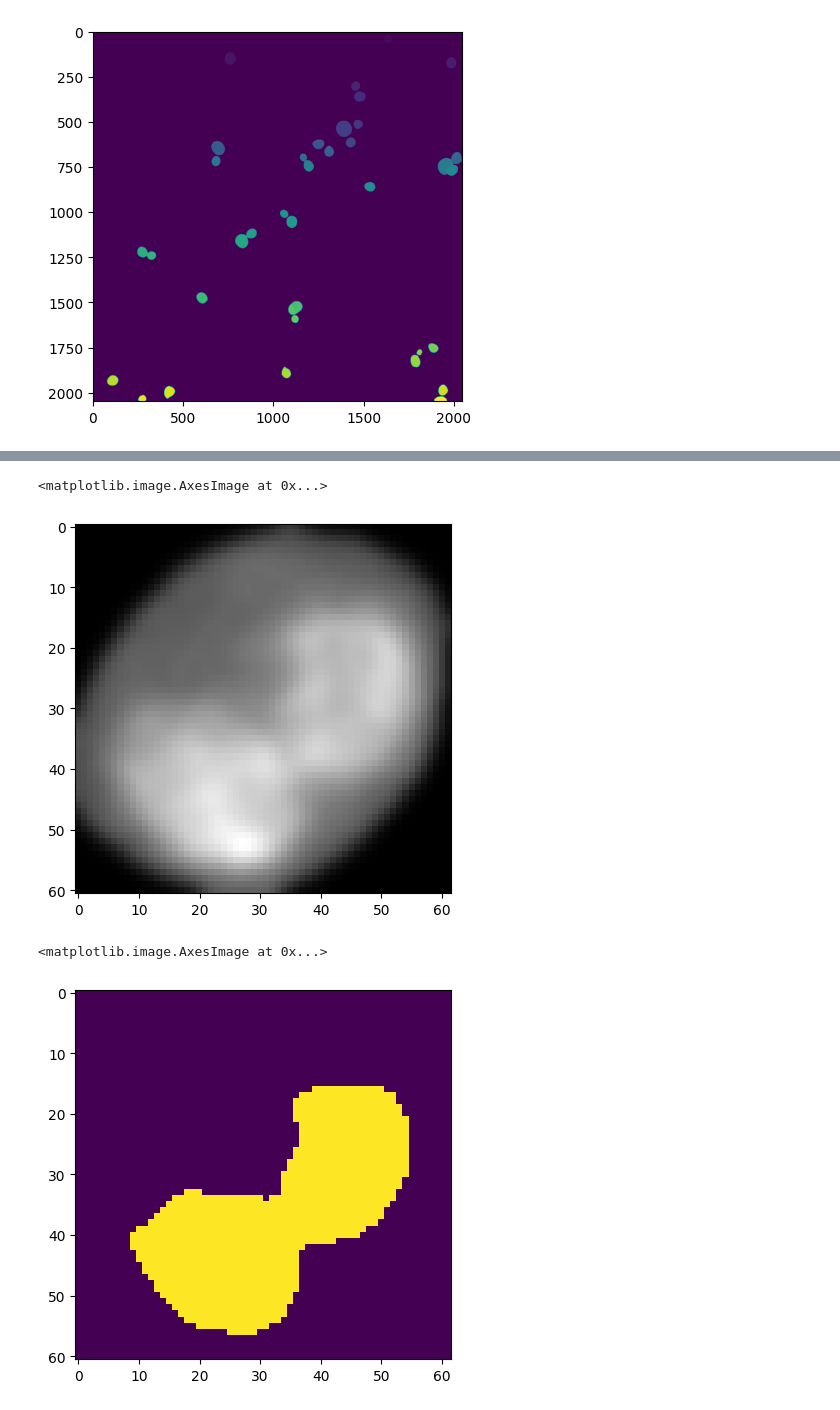
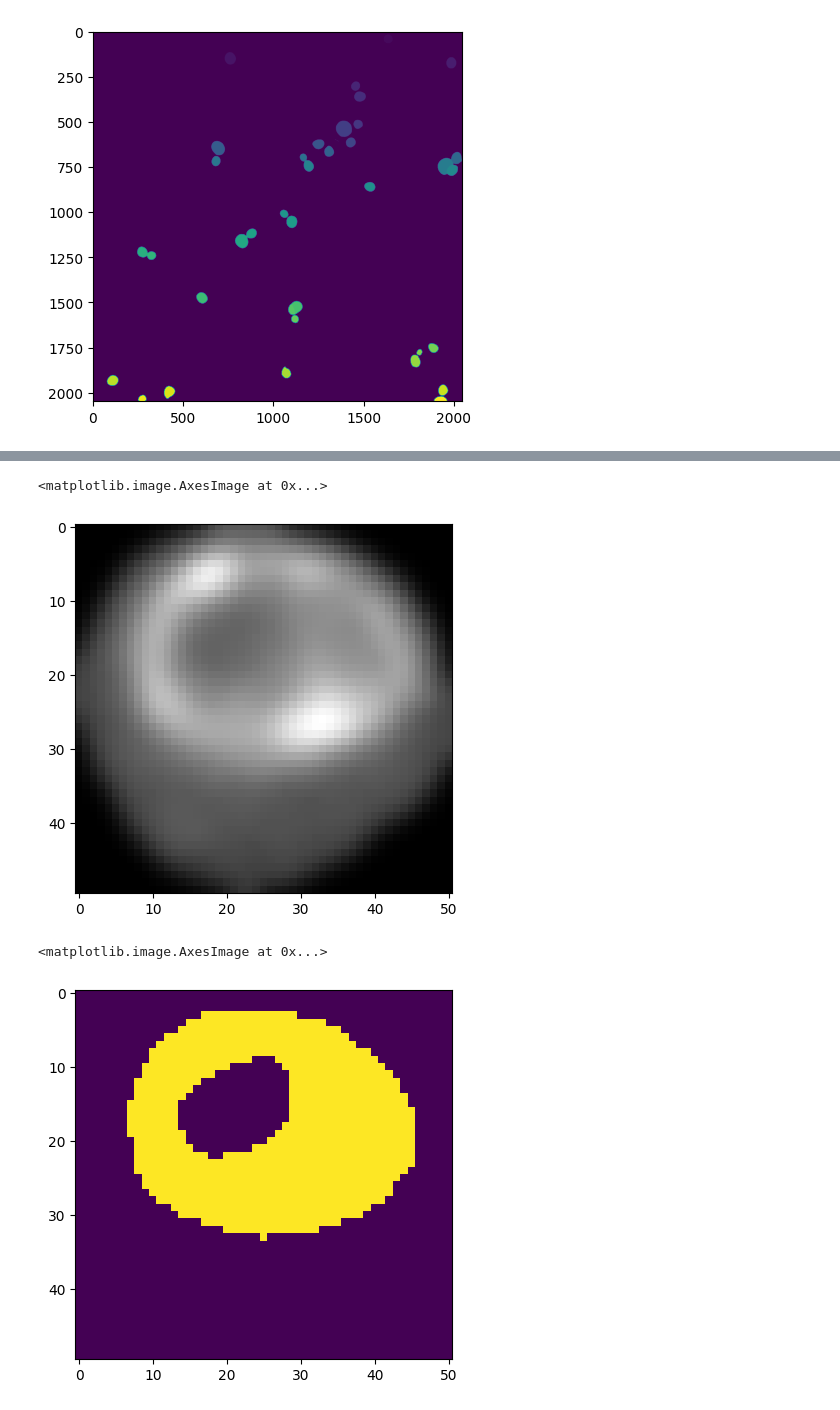
Before and after one commit to Cythion/NCC, a Jupyter notebook: CellCounter.ipynb, the cells around one changed output, grey strips where cells are left out. Saved outputs shown, nothing was run; the diff lists cells and outputs as text; code cells hidden in the pictures.

```diff
--- a/CellCounter.ipynb
+++ b/CellCounter.ipynb
@@ -218,5 +214,5 @@ DataVisualizer(
 # %%
-img = skimage.io.imread('./Marco/ASS/WT/MAX_WT-ASS-1-GFP.tif')
+img = skimage.io.imread('./ASS/WT/MAX_WT-ASS-1-GFP.tif')
 footp = skimage.morphology.square(20)
 img_enh = skimage.filters.rank.enhance_contrast(img,footprint=footp)
 #img_enh = skimage.filters.gaussian(img_enh,sigma=2)
@@ -242,4 +238,4 @@ plt.imshow(masks)
 # %%
 regprop = skimage.measure.regionprops(masks,img)
 # %%
-print(regprop[1]['image_intensity'])
+new_img = regprop[5]['image_intensity']
@@ -259,5 +242,3 @@ plt.imshow(regprop[1]['image_intensity'],cmap='gray')
-# %%
-new_img = regprop[17]['image_intensity']
 # %%
 plt.imshow(new_img,cmap='gray')
 # %% [output]
@@ -269,10 +250,10 @@ smooth = skimage.filters.gaussian(new_img,sigma=1.5)
 plt.imshow(smooth,cmap='gray')
 # %% [output]
 <matplotlib.image.AxesImage at 0x...>
-[figure, old version]
+[figure, new version]
 # %%
-thresh = smooth > 0.05
+thresh = smooth > 0.0575
 plt.imshow(thresh)
 # %% [output]
 <matplotlib.image.AxesImage at 0x...>
-[figure, old version]
+[figure, new version]
```
Also changed, not shown: parts of 9 cells of this notebook.
